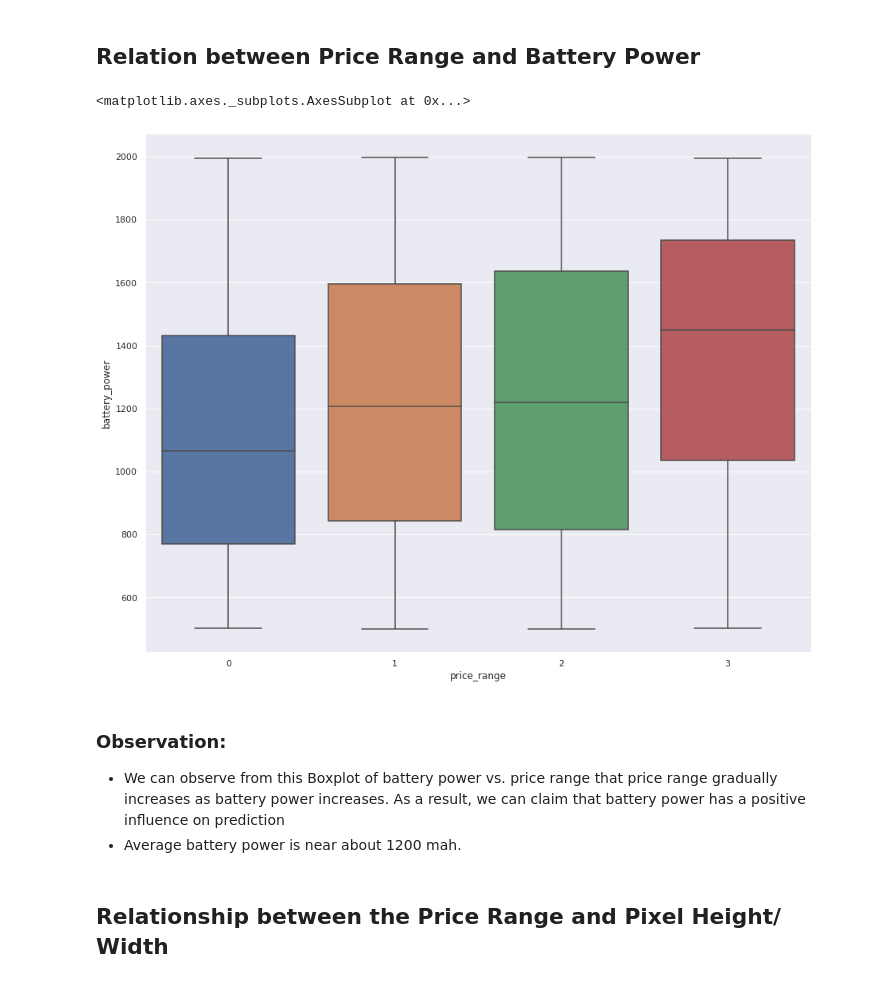
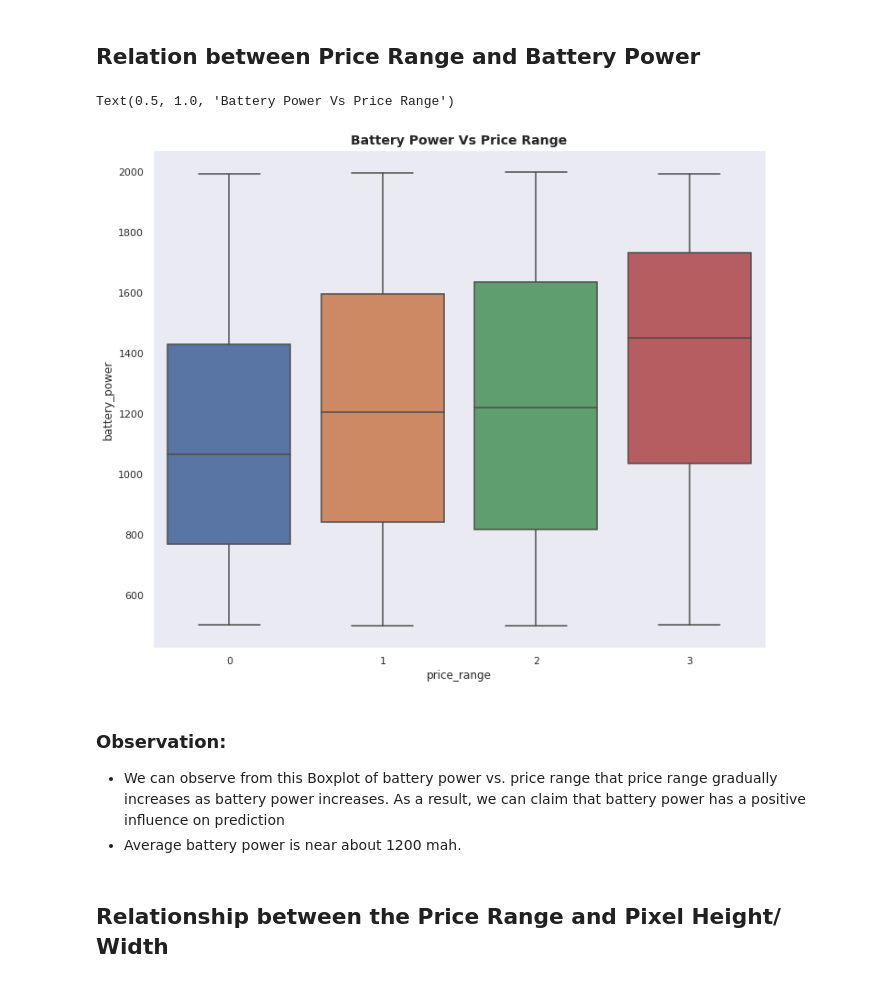
Before and after one commit to aryarajat/Mobile-Price-Range-Prediction, a Jupyter notebook: Mobile_Price_Range_Prediction.ipynb, the cells around one changed output. Saved outputs shown, nothing was run; the diff lists cells and outputs as text; code cells hidden in the pictures.

```diff
--- a/Mobile_Price_Range_Prediction.ipynb
+++ b/Mobile_Price_Range_Prediction.ipynb
@@ -256,5 +361,8 @@ plt.show()
 ## **Relation between RAM & Price Range**
 # %%
 # Now, we check ram affect on the price of the mobile
+plt.figure(figsize=(12,10))
+sns.set_style("dark")
 sns.boxplot(y="ram", x="price_range", data=mobile_df)
+plt.title('Price Range Vs Ram', fontsize=14, fontweight="bold")
 # %% [output]
@@ -278,12 +386,15 @@ Type 4(very high cost): RAM ranges between 2255 to 4000 megabytes
 ## **Relation between Price Range and Battery Power**
 # %%
 # Now, we check battery affect on the price of the mobile
+plt.figure(figsize=(12,10))
+sns.set_style("dark")
 sns.boxplot(y="battery_power", x="price_range", data=mobile_df)
+plt.title('Battery Power Vs Price Range', fontsize=14, fontweight="bold")
 # %% [output]
-<matplotlib.axes._subplots.AxesSubplot at 0x...>
+Text(0.5, 1.0, 'Battery Power Vs Price Range')
-[figure, old version]
+[figure, new version]
 # %% [markdown]
-### Observation:
+### **Observation:**
 
 
 *   We can observe from this Boxplot of battery power vs. price range that price range gradually increases as battery power increases. As a result, we can claim that battery power has a positive influence on prediction
```
Also changed, not shown: parts of 81 cells of this notebook.
